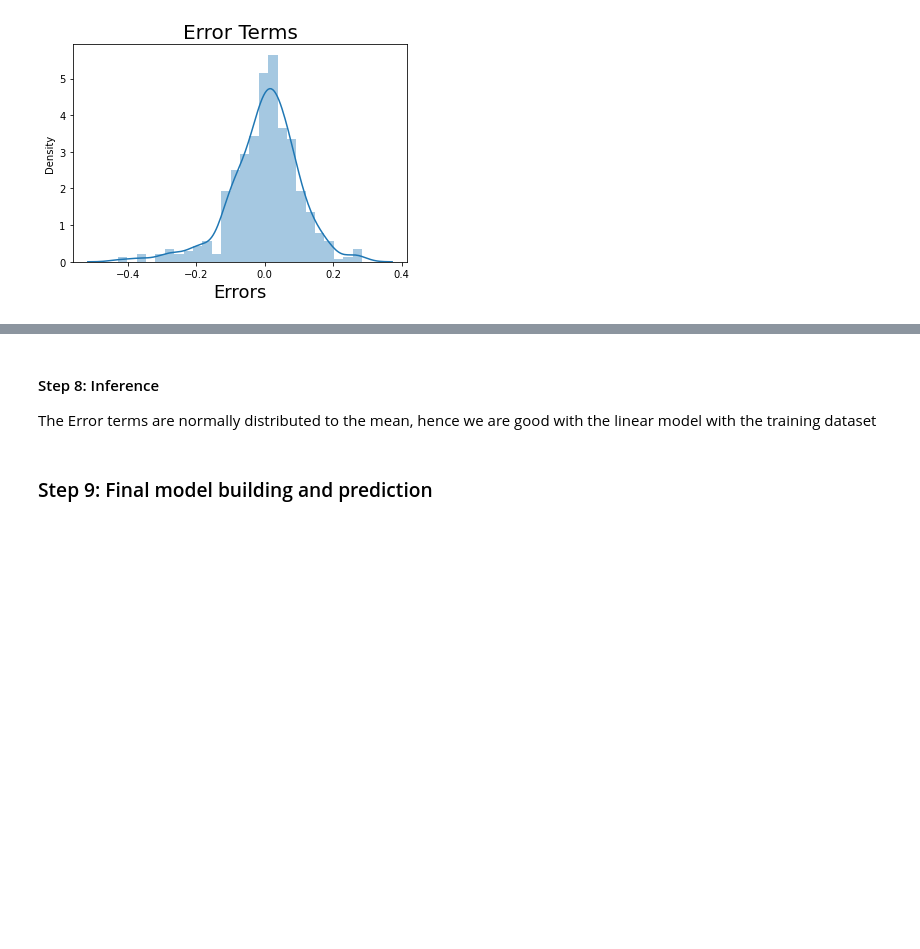
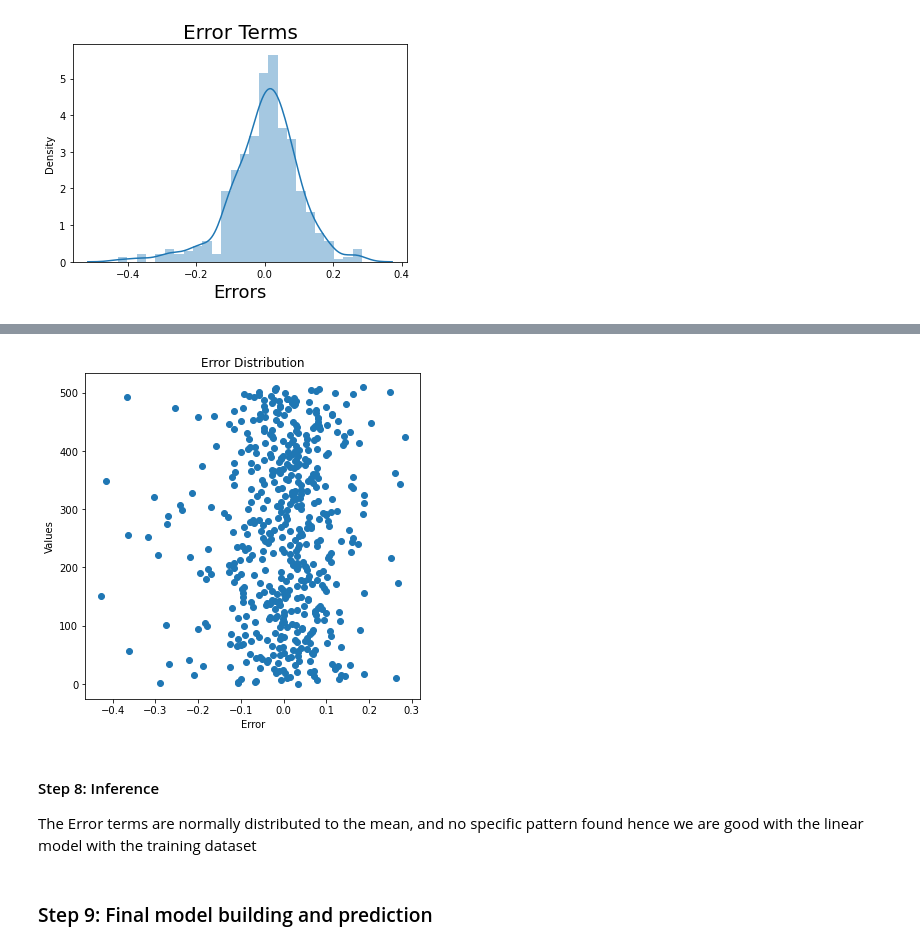
Before and after one commit to gvickyviki1/Multiple-Linear-Regression-Bike-Sharing-Assignment, a Jupyter notebook: Linear Regression Assignment.ipynb, the cells around one changed output, grey strips where cells are left out. Drawn from its saved outputs; the diff is of its cells as text; code cells hidden in the pictures; blank space fills up the shorter version.

```diff
--- a/Linear Regression Assignment.ipynb
+++ b/Linear Regression Assignment.ipynb
@@ -689,7 +694,16 @@ plt.show()
+# %%
+plt.figure(figsize=[6,6])
+plt.scatter((y_train - y_train_cnt), range(len(y_train)))
+plt.title('Error Distribution')
+plt.xlabel("Error")
+plt.ylabel('Values')
+plt.show()
+# %% [output]
+[figure, added]
 # %% [markdown]
 #### Step 8: Inference
 
-The Error terms are normally distributed to the mean, hence we are good with the linear model with the training dataset
+The Error terms are normally distributed to the mean, and no specific pattern found hence we are good with the linear model with the training dataset
 # %% [markdown]
 ### Step 9: Final model building and prediction
 # %%
```
Also changed, not shown: parts of 4 cells of this notebook, 1 other file.
